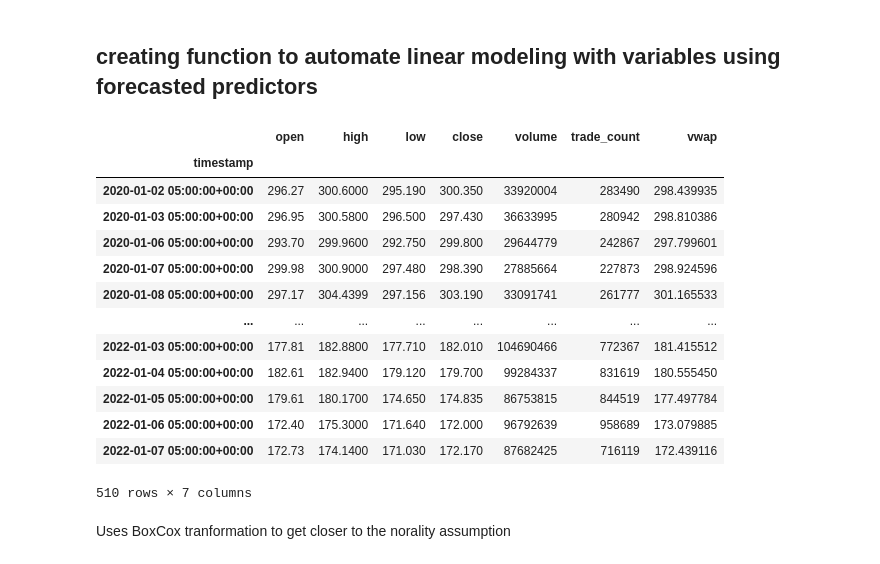
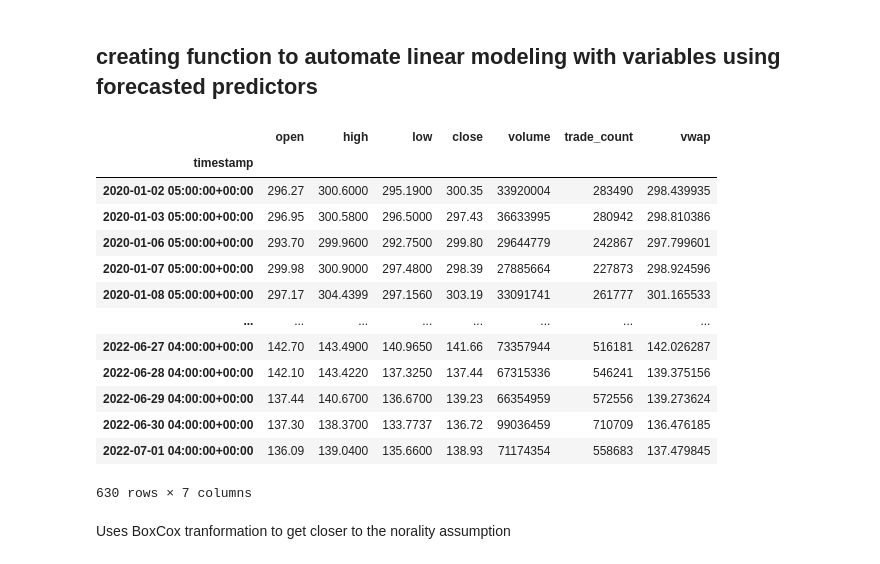
Before and after one commit to michaelortiz05/algotrader, a Jupyter notebook: Joshuas_MacD.ipynb, the cells around one changed output. Drawn from its saved outputs; the diff is of its cells as text; code cells hidden in the pictures.

Commit message:
updated apple stock date range, added plot for regression tree

```diff
--- a/Joshuas_MacD.ipynb
+++ b/Joshuas_MacD.ipynb
@@ -73,24 +73,24 @@ import numpy as np
 stock = "AAPL"
 test_set_length = 30
 # %%
-df_bars = api.get_bars(stock, TimeFrame.Day, "2020-01-01", "2022-01-08", adjustment='raw').df
+df_bars = api.get_bars(stock, TimeFrame.Day, "2020-01-01", "2022-07-02", adjustment='raw').df
 
 df_bars
 # %% [output]
 |  | open | high | low | close | volume | trade_count | vwap |
 | timestamp |  |  |  |  |  |  |  |
-| 2020-01-02 05:00:00+00:00 | 296.27 | 300.6000 | 295.190 | 300.350 | 33920004 | 283490 | 298.439935 |
-| 2020-01-03 05:00:00+00:00 | 296.95 | 300.5800 | 296.500 | 297.430 | 36633995 | 280942 | 298.810386 |
-| 2020-01-06 05:00:00+00:00 | 293.70 | 299.9600 | 292.750 | 299.800 | 29644779 | 242867 | 297.799601 |
-| 2020-01-07 05:00:00+00:00 | 299.98 | 300.9000 | 297.480 | 298.390 | 27885664 | 227873 | 298.924596 |
-| 2020-01-08 05:00:00+00:00 | 297.17 | 304.4399 | 297.156 | 303.190 | 33091741 | 261777 | 301.165533 |
+| 2020-01-02 05:00:00+00:00 | 296.27 | 300.6000 | 295.1900 | 300.35 | 33920004 | 283490 | 298.439935 |
+| 2020-01-03 05:00:00+00:00 | 296.95 | 300.5800 | 296.5000 | 297.43 | 36633995 | 280942 | 298.810386 |
+| 2020-01-06 05:00:00+00:00 | 293.70 | 299.9600 | 292.7500 | 299.80 | 29644779 | 242867 | 297.799601 |
+| 2020-01-07 05:00:00+00:00 | 299.98 | 300.9000 | 297.4800 | 298.39 | 27885664 | 227873 | 298.924596 |
+| 2020-01-08 05:00:00+00:00 | 297.17 | 304.4399 | 297.1560 | 303.19 | 33091741 | 261777 | 301.165533 |
 | ... | ... | ... | ... | ... | ... | ... | ... |
-| 2022-01-03 05:00:00+00:00 | 177.81 | 182.8800 | 177.710 | 182.010 | 104690466 | 772367 | 181.415512 |
-| 2022-01-04 05:00:00+00:00 | 182.61 | 182.9400 | 179.120 | 179.700 | 99284337 | 831619 | 180.555450 |
-| 2022-01-05 05:00:00+00:00 | 179.61 | 180.1700 | 174.650 | 174.835 | 86753815 | 844519 | 177.497784 |
-| 2022-01-06 05:00:00+00:00 | 172.40 | 175.3000 | 171.640 | 172.000 | 96792639 | 958689 | 173.079885 |
-| 2022-01-07 05:00:00+00:00 | 172.73 | 174.1400 | 171.030 | 172.170 | 87682425 | 716119 | 172.439116 |
+| 2022-06-27 04:00:00+00:00 | 142.70 | 143.4900 | 140.9650 | 141.66 | 73357944 | 516181 | 142.026287 |
+| 2022-06-28 04:00:00+00:00 | 142.10 | 143.4220 | 137.3250 | 137.44 | 67315336 | 546241 | 139.375156 |
+| 2022-06-29 04:00:00+00:00 | 137.44 | 140.6700 | 136.6700 | 139.23 | 66354959 | 572556 | 139.273624 |
+| 2022-06-30 04:00:00+00:00 | 137.30 | 138.3700 | 133.7737 | 136.72 | 99036459 | 710709 | 136.476185 |
+| 2022-07-01 04:00:00+00:00 | 136.09 | 139.0400 | 135.6600 | 138.93 | 71174354 | 558683 | 137.479845 |
-510 rows × 7 columns
+630 rows × 7 columns
 # %% [markdown]
 Uses BoxCox tranformation to get closer to the norality assumption
 # %%
```
Also changed, not shown: parts of 49 cells of this notebook.
